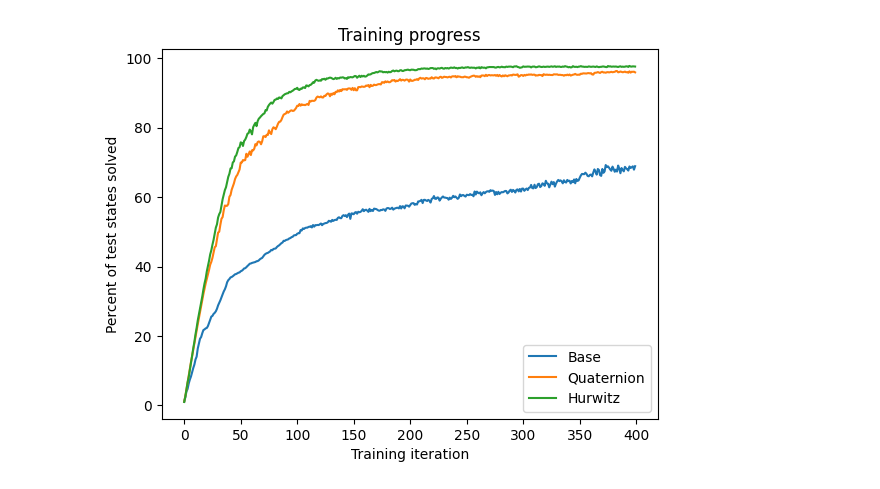
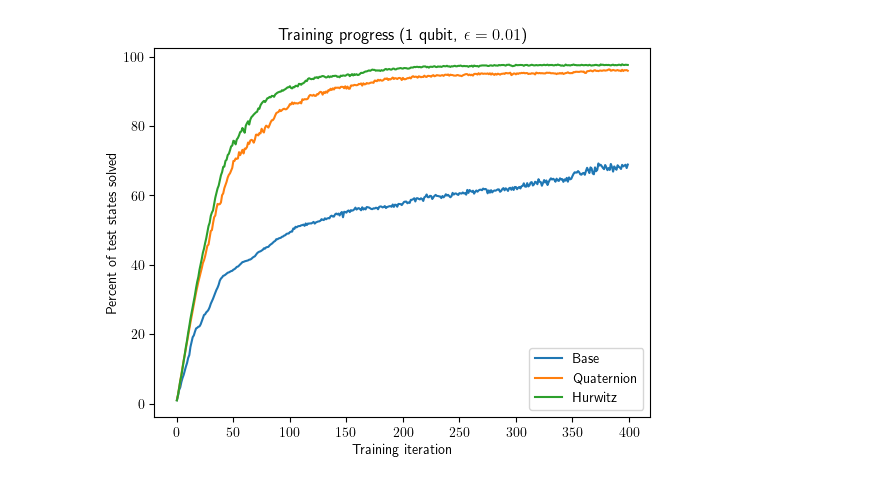
Before and after one commit to ian-turner/DeepQubit, a Jupyter notebook: data/training/training-graphics.ipynb, the cells around one changed output. Saved outputs shown, nothing was run; the diff lists cells and outputs as text; code cells hidden in the pictures.

```diff
--- a/data/training/training-graphics.ipynb
+++ b/data/training/training-graphics.ipynb
@@ -1,27 +1,28 @@
 # %%
 import numpy as np
 import matplotlib.pyplot as plt
+plt.rcParams['text.usetex'] = True
 # %%
 # loading data
 names = ['Base', 'Quaternion', 'Hurwitz']
 data = [np.loadtxt(x) for x in [
     '1q1e-2-base.txt',
     '1q1e-2-Q-P-L15.txt',
     '1q1e-2-H-P-L15.txt',
 ]]
 
 # plot setup
 fig, ax = plt.subplots()
-ax.set_title('Training progress')
+ax.set_title(r'Training progress (1 qubit, $\epsilon=0.01$)')
 ax.set_xlabel('Training iteration')
 ax.set_ylabel('Percent of test states solved')
 
 for (name, ys) in zip(names, data):
     ax.plot(ys, label=name)
 
 # plot customization
 ax.legend()
 
 plt.show()
 # %% [output]
-[figure, old version]
+[figure, new version]
```
Also changed, not shown: parts of 3 cells of this notebook, 6 other files.
